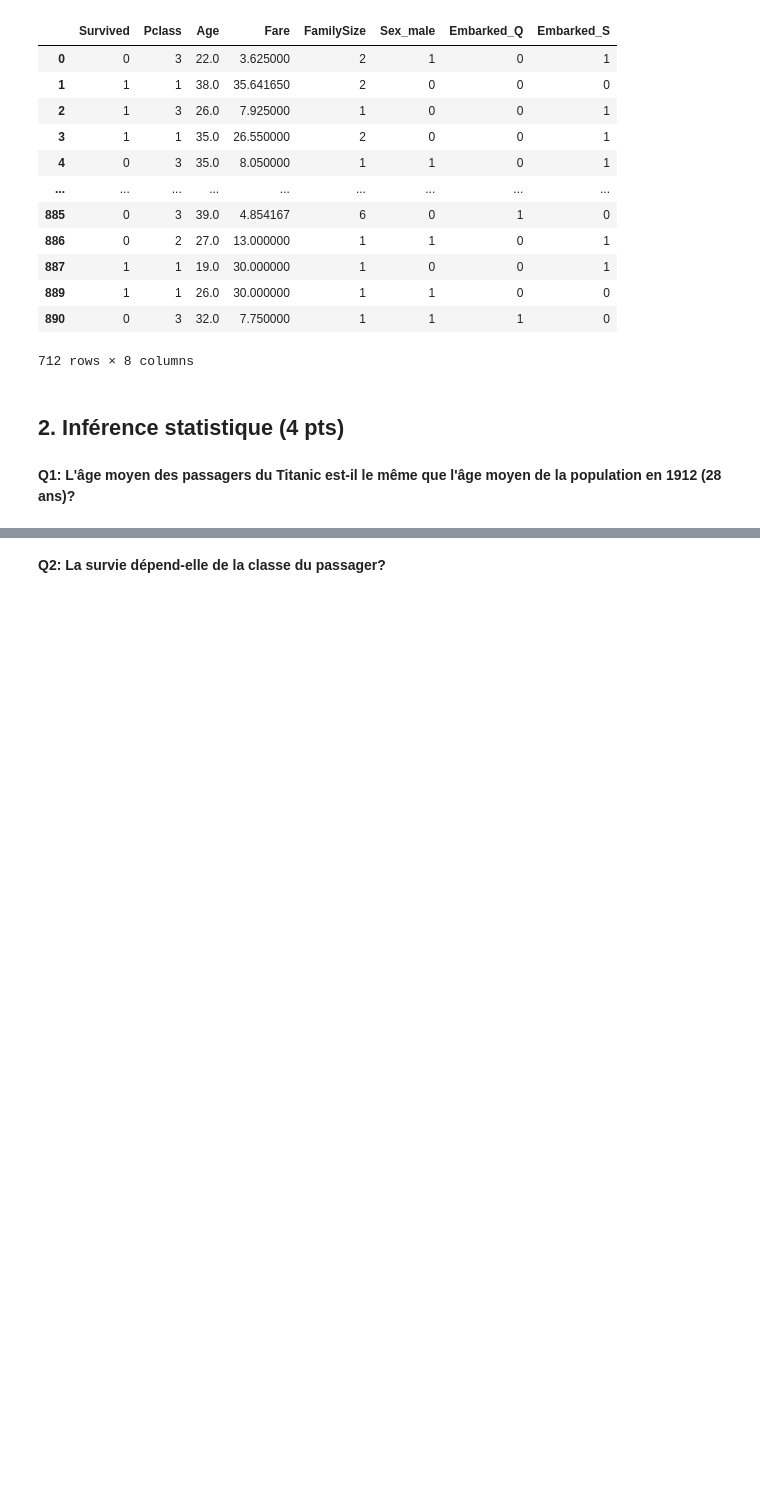
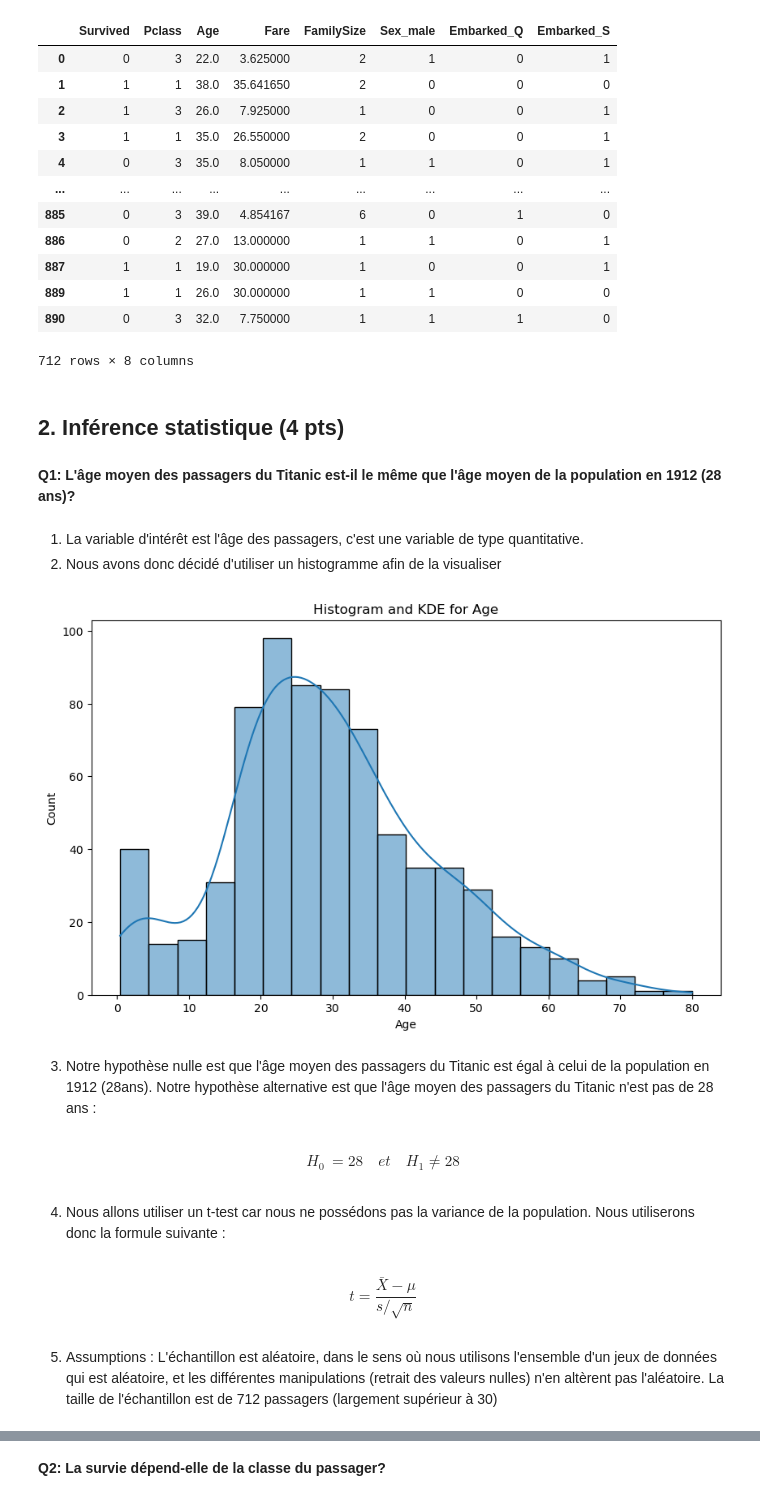
Before and after one commit to Dortgoth/Data_analysis_Project, a Jupyter notebook: projet_Olivier_Guillaume.ipynb, the cells around one changed output, grey strips where cells are left out. Saved outputs shown, nothing was run; the diff lists cells and outputs as text; code cells hidden in the pictures; blank space fills up the shorter version.

```diff
--- a/projet_Olivier_Guillaume.ipynb
+++ b/projet_Olivier_Guillaume.ipynb
@@ -108,3 +110,28 @@ display(data_clean)
 ## 2. Inférence statistique (4 pts)
 # %% [markdown]
 **Q1: L'âge moyen des passagers du Titanic est-il le même que l'âge moyen de la population en 1912 (28 ans)?**
+# %% [markdown]
+1. La variable d'intérêt est l'âge des passagers, c'est une variable de type quantitative.
+2. Nous avons donc décidé d'utiliser un histogramme afin de la visualiser
+# %%
+# Créer un histogramme et un KDE pour la variable `Age`
+plt.figure(figsize=(10,6))
+sns.histplot(data=data_clean, x='Age', kde=True)
+plt.title("Histogram and KDE for Age")
+plt.show()
+# %% [output]
+[figure, added]
+# %% [markdown]
+3. Notre hypothèse nulle est que l'âge moyen des passagers du Titanic est égal à celui de la population en 1912 (28ans). Notre hypothèse alternative est que l'âge moyen des passagers du Titanic n'est pas de 28 ans :
+# %% [markdown]
+\begin{align*}
+H_0 &= 28 \quad et \quad H_1\neq 28
+\end{align*}
+# %% [markdown]
+4. Nous allons utiliser un t-test car nous ne possédons pas la variance de la population. Nous utiliserons donc la formule suivante :
+# %% [markdown]
+$$ t = \frac{\bar{X} - \mu}{s / \sqrt{n}} $$
+# %% [markdown]
+5. Assumptions :
+    L'échantillon est aléatoire, dans le sens où nous utilisons l'ensemble d'un jeux de données qui est aléatoire, et les différentes manipulations (retrait des valeurs nulles) n'en altèrent pas l'aléatoire.
+    La taille de l'échantillon est de 712 passagers (largement supérieur à 30)
```
Also changed, not shown: parts of 13 cells of this notebook, 1 other file.
